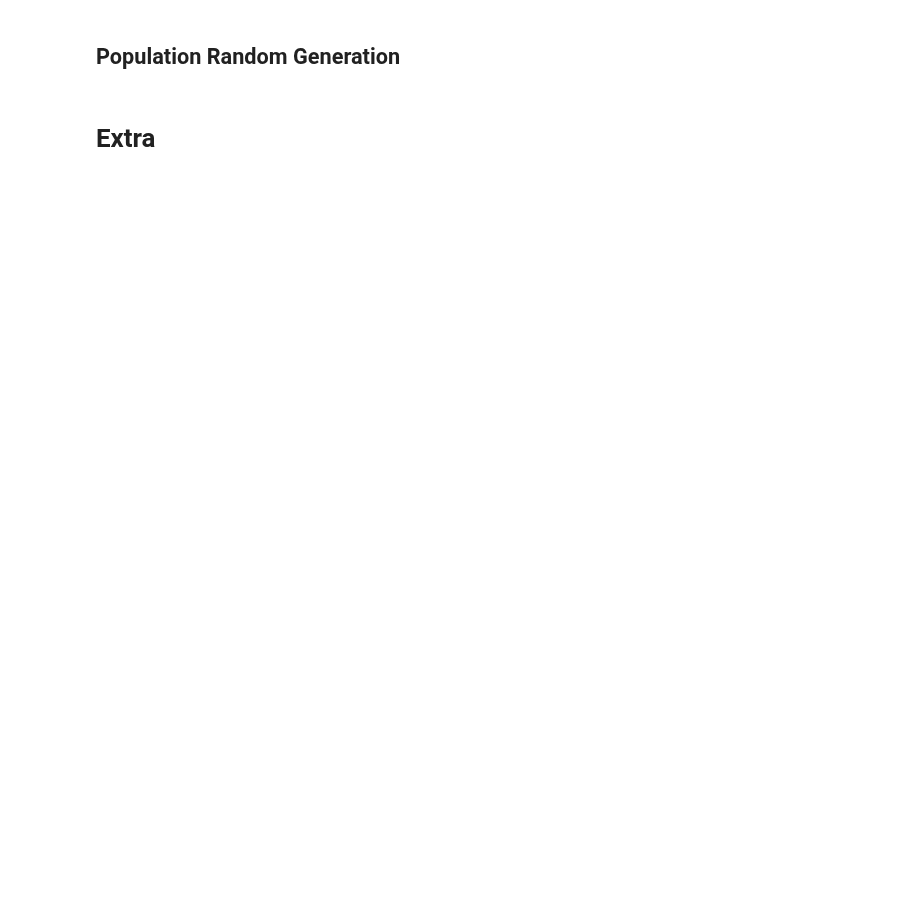
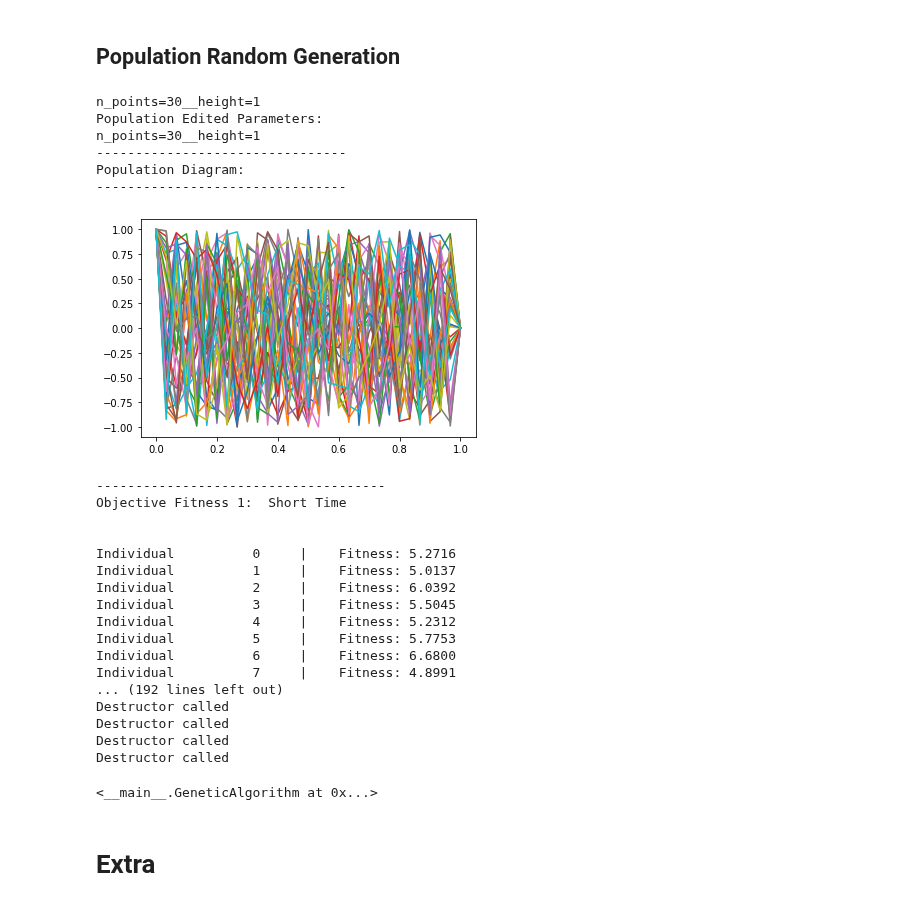
Before and after one commit to MarshaGomez/F5-MOEA-Variations, a Jupyter notebook: examples/Single_Objective_Brachistochrone.ipynb, the cells around one changed output. Drawn from its saved outputs; the diff is of its cells as text; code cells hidden in the pictures; blank space fills up the shorter version.

```diff
--- a/examples/Single_Objective_Brachistochrone.ipynb
+++ b/examples/Single_Objective_Brachistochrone.ipynb
@@ -378,11 +360,13 @@ class Selection():
     self.ps = ps
     self.quantity_parents = 3
 
+  def __del__(self):
+    print("Destructor called")
+
   # Probabilistic Selection
-
   def getProbabilisticSelection(self):
     probability = np.random.uniform(
-        low=0, high=1, size=self.population.n_population)
+        low=0, high=1, size=self.population.n_individuals)
 
     probability = probability < self.ps
     if sum(probability == True) > 0:
@@ -420,9 +404,9 @@ class Selection():
     return((best,mean))
 
   def isSameState(self, other_state):
-    max_diff = ((self.n_pts-2)*self.height)**2
+    max_diff = ((self.n_points-2)*self.height)**2
     diff = (np.array(self.y) - np.array(other_state.y))[1:-1]
-    abs_diff_normed = abs(sum(diff))/(self.n_pts-2)
+    abs_diff_normed = abs(sum(diff))/(self.n_points-2)
 
     if abs_diff_normed < self.sameness_thresh:
       return(True)
@@ -530,15 +536,2 @@ class Mutation():
 # %% [markdown]
 ### Survivor Selection
-# %%
-class Survivor_Selection():
-
-  def solFound(self):
-    max_diff = ((self.n_pts-2)*self.height)**2
-    diff = np.array(self.y) - np.array(self.sol_numeric_y)
-    abs_diff = sum(diff**2)
-    thresh = 1*10.0**(-5)
-    if abs_diff/max_diff < thresh:
-        print('abs_diff/max_diff: {:.3f}'.format(abs_diff/max_diff))
-        return(True)
-    else:
-        return(False)
@@ -554,11 +605,6 @@ class GeneticAlgorithm():
 
     start = time.time()
 
-    if self.p_variable:
-      ps = ps_max
-      pc = ps_max
-      pm = pm_max
-
     fitness = Fitness(population)
     fitness.getFitnessPopulation()
 
@@ -567,6 +613,13 @@ class GeneticAlgorithm():
 
     crossover = Crossover(population, selection.parents, pc)
     crossover.getNewPopulation()
+
+    mutation = Mutation(crossover.new_individuals, pm)
+    mutation.randomSetMutation()
+
+    survivor_selection = Survivor_Selection(population, mutation.new_individuals)
+    survivor_selection.getNewPopulation()
+
 
     end = time.time()
 
@@ -587,7 +640,7 @@ class GeneticAlgorithm():
       plot_whole_pop = kwargs.get('plot_whole_pop', False)
       save_best_FF = kwargs.get('save_best_FF', True)
 
-      base_name_temp = f'evolve_{self.class_name}__pop={self.n_population}__gen={N_gen}__{self.kwargs_str}__{date_string}'
+      base_name_temp = f'evolve_{self.class_name}__pop={self.n_individuals}__gen={N_gen}__{self.kwargs_str}__{date_string}'
 
       if save_gif:
           N_gif_frames = 100
@@ -752,10 +828,36 @@ if save_gif:
 # %% [markdown]
 ## Population Random Generation
 # %%
-population = Population(Individual, n_population, n_points=n_points, height=height, sameness_thresh=15*10**-2, mutate_strength_height_frac=0.21, same_thresh_decay_steps=n_generations)
+population = Population(Individual, n_individuals, n_points=n_points, height=height)
 
 GeneticAlgorithm(population=population,
                  generations=n_generations,
                  variable=p_variable)
+# %% [output]
+n_points=30__height=1
+Population Edited Parameters:
+n_points=30__height=1
+--------------------------------
+Population Diagram:
+--------------------------------
+[figure, added]
+-------------------------------------
+Objective Fitness 1:  Short Time
+
+
+Individual          0     |    Fitness: 5.2716
+Individual          1     |    Fitness: 5.0137
+Individual          2     |    Fitness: 6.0392
+Individual          3     |    Fitness: 5.5045
+Individual          4     |    Fitness: 5.2312
+Individual          5     |    Fitness: 5.7753
+Individual          6     |    Fitness: 6.6800
+Individual          7     |    Fitness: 4.8991
+... (192 lines left out)
+Destructor called
+Destructor called
+Destructor called
+Destructor called
+<__main__.GeneticAlgorithm at 0x...>
 # %% [markdown]
 # Extra
```
Also changed, not shown: parts of 12 cells of this notebook.
